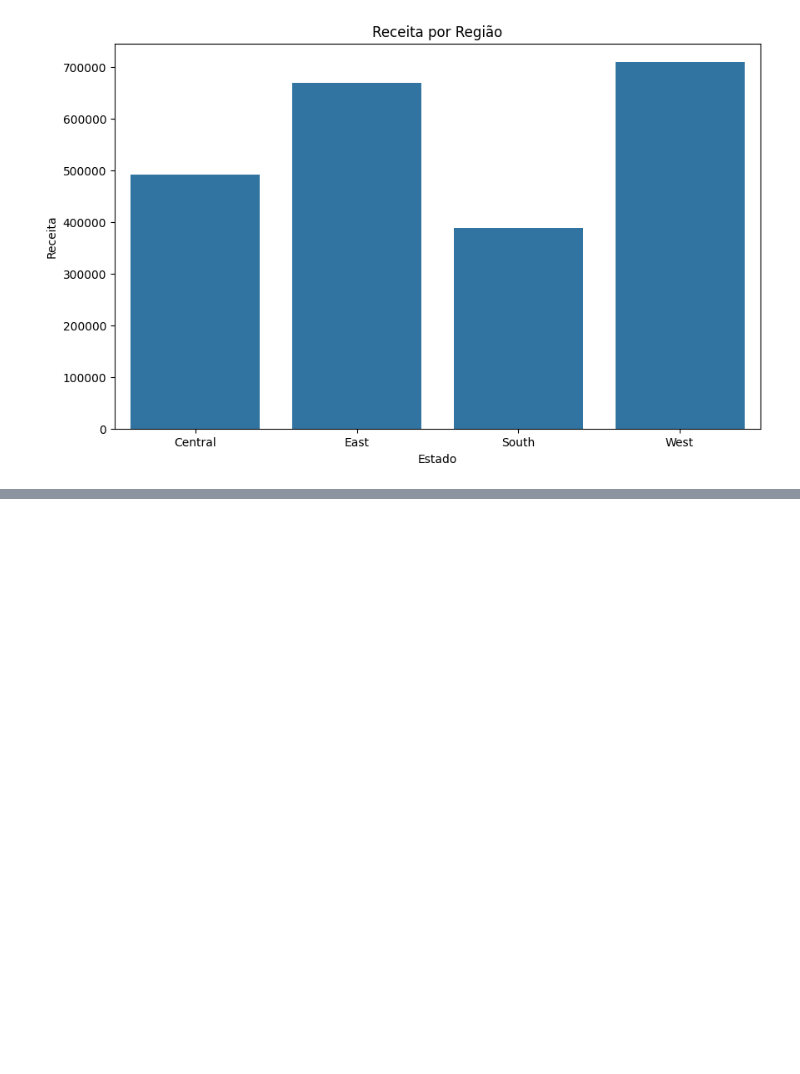
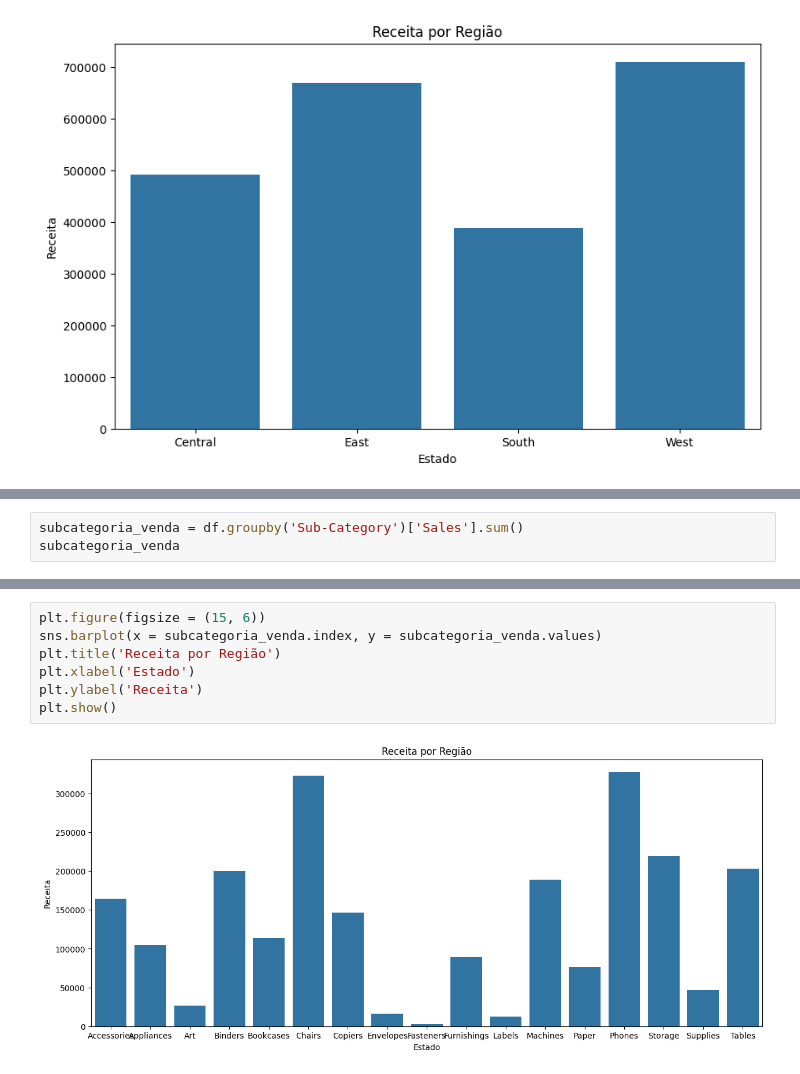
Before and after one commit to GuilhermeAugustox/Analise-de-Dados-de-Venda, a Jupyter notebook: abertura.ipynb, the cells around one changed output, grey strips where cells are left out. Saved outputs shown, nothing was run; the diff lists cells and outputs as text; blank space fills up the shorter version.

```diff
--- a/abertura.ipynb
+++ b/abertura.ipynb
@@ -144,0 +168,3 @@ plt.show()
+# %%
+subcategoria_venda = df.groupby('Sub-Category')['Sales'].sum()
+subcategoria_venda
@@ -144,0 +191,9 @@ plt.show()
+# %%
+plt.figure(figsize = (15, 6))
+sns.barplot(x = subcategoria_venda.index, y = subcategoria_venda.values)
+plt.title('Receita por Região')
+plt.xlabel('Estado')
+plt.ylabel('Receita')
+plt.show()
+# %% [output]
+[figure, added]
```
Also changed, not shown: parts of 10 cells of this notebook.
